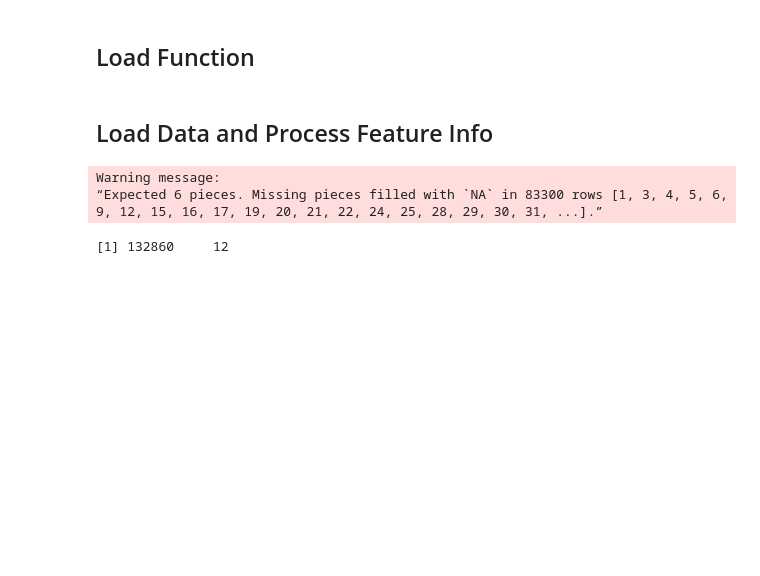
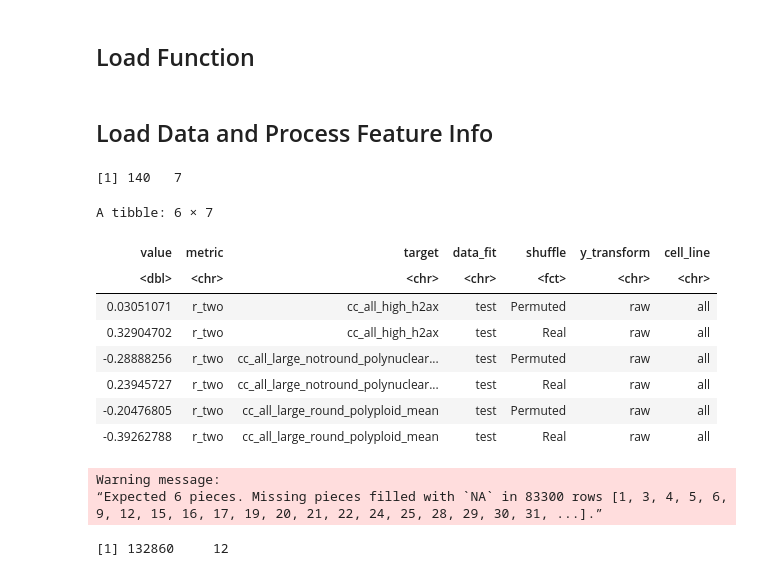
Before and after one commit to broadinstitute/cell-health, a Jupyter notebook: 3.train/8.visualize-coefficients.ipynb, the cells around one changed output. Saved outputs shown, nothing was run; the diff lists cells and outputs as text; code cells hidden in the pictures; blank space fills up the shorter version.

```diff
--- a/3.train/8.visualize-coefficients.ipynb
+++ b/3.train/8.visualize-coefficients.ipynb
@@ -156,4 +231,37 @@ feat_file <- file.path(
 label_df <- readr::read_csv(feat_file, col_types = readr::cols())
+# %%
+# Load Regression Results
+regression_file <- file.path(
+    results_dir,
+    paste0("full_cell_health_regression_", consensus, ".tsv.gz")
+)
+
+regression_metrics_df <- readr::read_tsv(regression_file, col_types = readr::cols()) %>%
+    dplyr::filter(cell_line == "all", metric == "r_two", data_fit == "test")
+
+regression_metrics_df$shuffle <- dplyr::recode(
+    regression_metrics_df$shuffle,
+    "shuffle_true" = "Permuted",
+    "shuffle_false" = "Real"
+)
+regression_metrics_df$shuffle <- factor(
+    regression_metrics_df$shuffle,
+    levels = c("Real", "Permuted")
+)
+
+print(dim(regression_metrics_df))
+head(regression_metrics_df)
+# %% [output]
+[1] 140   7
+A tibble: 6 × 7
+| value | metric | target | data_fit | shuffle | y_transform | cell_line |
+| <dbl> | <chr> | <chr> | <chr> | <fct> | <chr> | <chr> |
+| 0.03051071 | r_two | cc_all_high_h2ax | test | Permuted | raw | all |
+| 0.32904702 | r_two | cc_all_high_h2ax | test | Real | raw | all |
+| -0.28888256 | r_two | cc_all_large_notround_polynuclear... | test | Permuted | raw | all |
+| 0.23945727 | r_two | cc_all_large_notround_polynuclear... | test | Real | raw | all |
+| -0.20476805 | r_two | cc_all_large_round_polyploid_mean | test | Permuted | raw | all |
+| -0.39262788 | r_two | cc_all_large_round_polyploid_mean | test | Real | raw | all |
 # %%
 coef_file <- file.path(
     "results", paste0("full_cell_health_coefficients_", consensus, ".tsv.gz")
```
Also changed, not shown: parts of 11 cells of this notebook, 1 other file.
